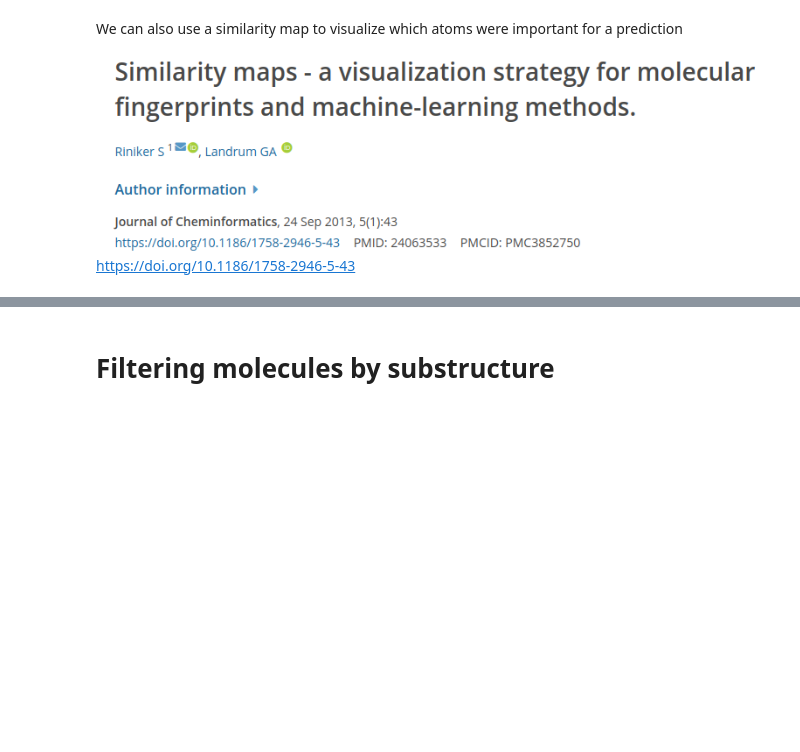
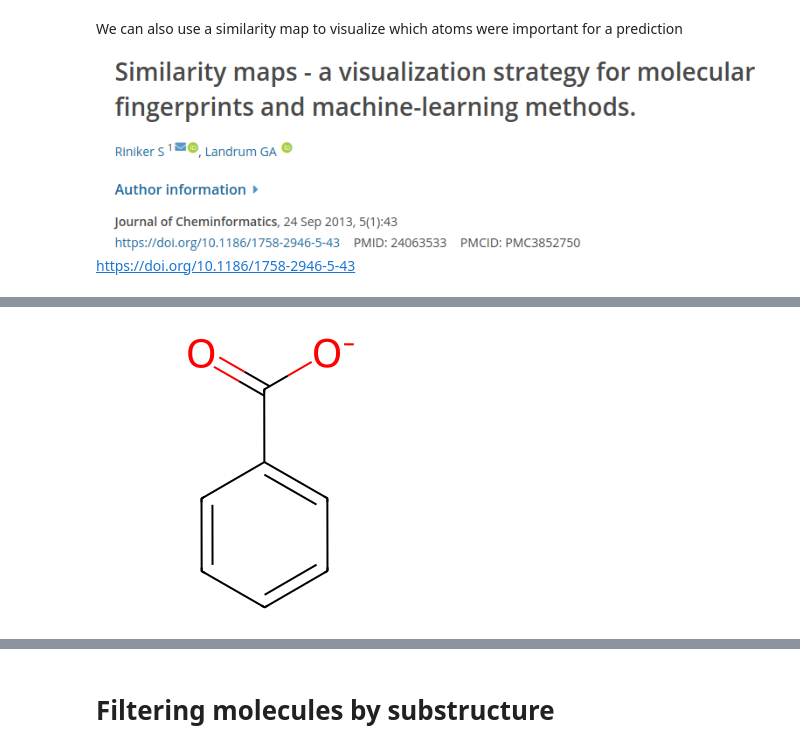
Before and after one commit to greglandrum/AICHEM_2024, a Jupyter notebook: RDKit_Intro.ipynb, the cells around one changed output, grey strips where cells are left out. Saved outputs shown, nothing was run; the diff lists cells and outputs as text; code cells hidden in the pictures; blank space fills up the shorter version.

```diff
--- a/RDKit_Intro.ipynb
+++ b/RDKit_Intro.ipynb
@@ -866,0 +876,4 @@ tpl = SimilarityMaps.GetSimilarityMapForModel(mol,lambda x,y:[SimilarityMaps.Get
+# %%
+from rdkit.Chem.MolStandardize import rdMolStandardize
+rdMolStandardize.FragmentParent(m)
+# %% [output]
@@ -866,0 +888 @@ tpl = SimilarityMaps.GetSimilarityMapForModel(mol,lambda x,y:[SimilarityMaps.Get
+[figure, added]
```
Also changed, not shown: parts of 23 cells of this notebook.
